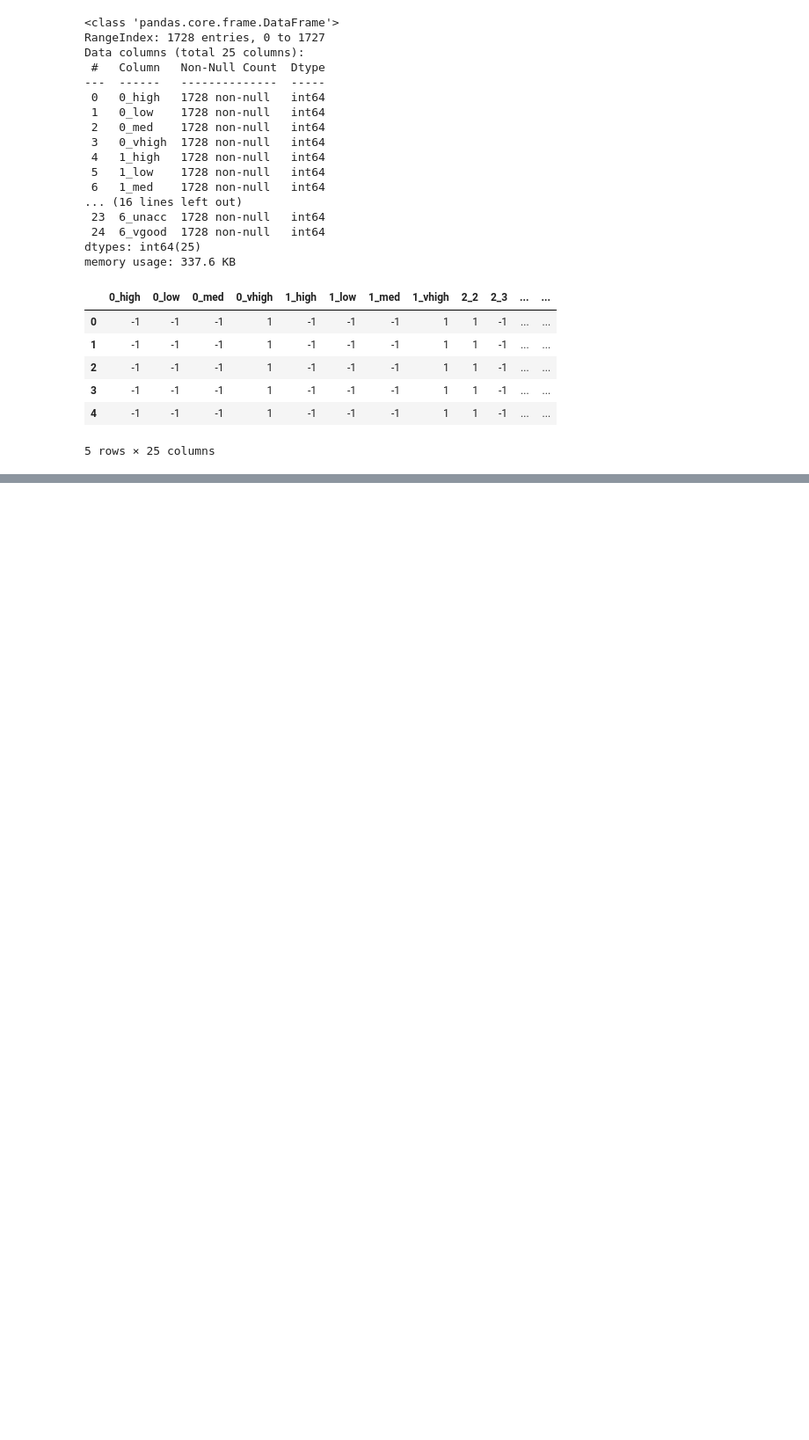
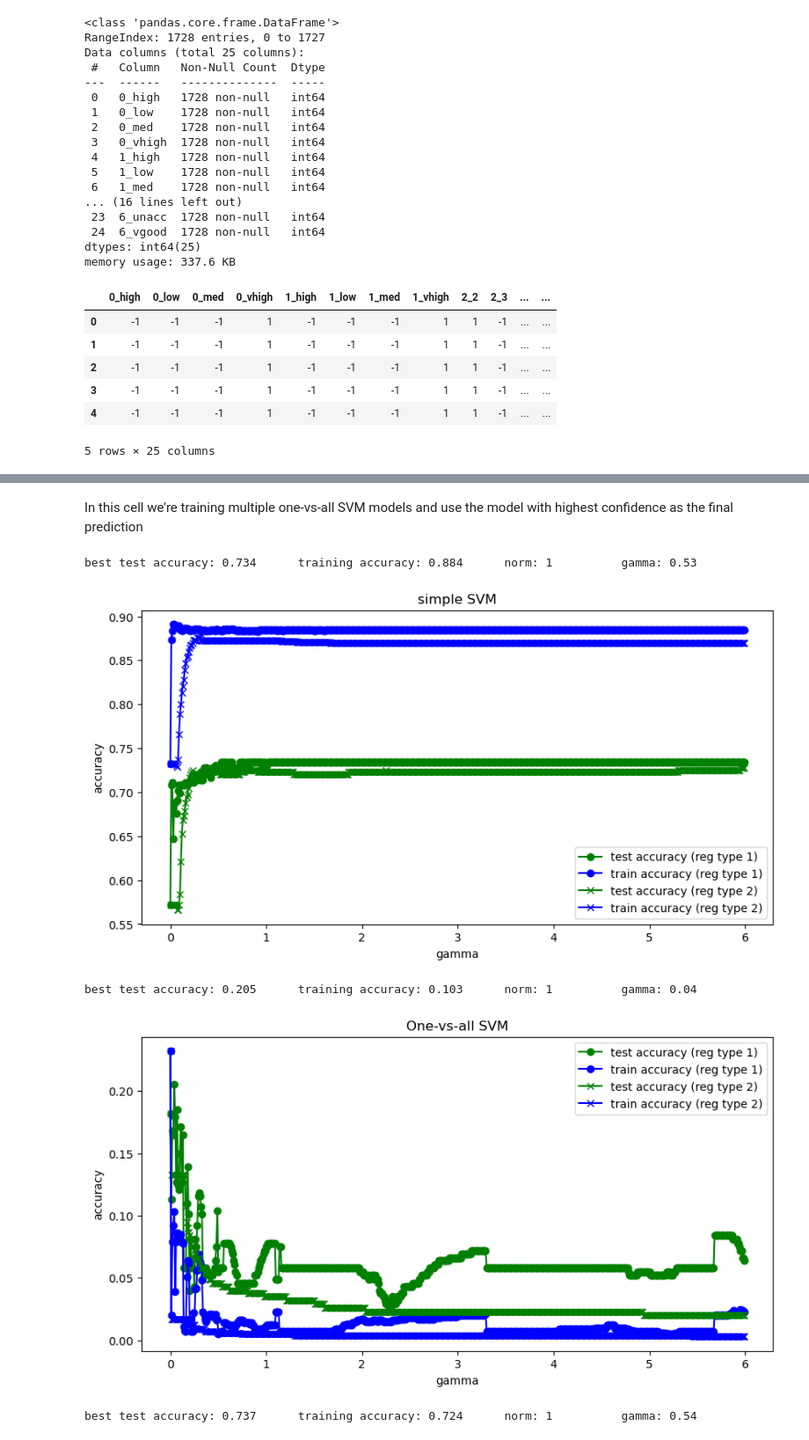
Before and after one commit to SoulMind01/Car-Evaluation-ML, a Jupyter notebook: Car_Evaluation_By_SVM.ipynb, the cells around one changed output, grey strips where cells are left out. Shown at 88% size. Cells and saved outputs as stored; diff of their text form; code cells hidden in the pictures; blank space fills up the shorter version.

```diff
--- a/Car_Evaluation_By_SVM.ipynb
+++ b/Car_Evaluation_By_SVM.ipynb
@@ -147,3 +285,26 @@ def train_linear_svm(X_train, y_train, X_test, y_test, gamma = 0.001, norm = 1):
     accuracy_test = round(accuracy_test, 3)
 
     return accuracy_train, accuracy_test
+
+def train_best_simple_svm(data_path = 'car+evaluation/car.data', gama_list = [0.001, 0.003, 0.01, 0.03, 0.1, 0.3, 1, 3, 10, 30]):
+    data = pd.read_csv(data_path, header=None)
+    data = pd.get_dummies(data)
+    # Change the false labels to -1 in last 4 columns
+    data.iloc[:,:] = data.iloc[:,:].replace({False: -1, True: 1})
+    train_ratio = 0.8
+    X_train = data.iloc[:int(train_ratio * data.shape[0]),:-4].values
+    y_train = data.iloc[:int(train_ratio * data.shape[0]),-4:].values
+    X_test = data.iloc[int(train_ratio * data.shape[0]):,:-4].values
+    y_test = data.iloc[int(train_ratio * data.shape[0]):,-4:].values
+    norms = [1, 2]
+    history = []
+    for norm in norms:
+        for gamma in gamma_list:
+            accuracy_train, accuracy_test = train_linear_svm(X_train = X_train, y_train = y_train, X_test = X_test, y_test = y_test, gamma = gamma, norm = norm)
+            history.append([norm, gamma, accuracy_train, accuracy_test])
+    #for row in history:
+    #    print('norm: {}, gamma: {}, train accuracy: {}, test accuracy: {}'.format(row[0], row[1], row[2], row[3]))
+    # Find the best test accuracy row
+    best_row = history[np.argmax(np.array(history)[:,-1])]
+    print('best test accuracy: {:<10} training accuracy: {:<10} norm: {:<10} gamma: {:<10}'.format(best_row[3], best_row[2], best_row[0], best_row[1]))
+    plot_history(history, 'simple SVM')
@@ -173,5 +313,5 @@ def train_best_linear_svm(data_path = 'car+evaluation/car.data'):
 # %%
-def train_vote_svm(X_train, X_test, y_train, y_test, gamma, eta_norm):
+def train_ovo_svm(X_train, X_test, y_train, y_test, gamma, eta_norm):
     # Number of training examples
     m = X_train.shape[0]
     # Number of features
@@ -246,7 +386,7 @@ def train_vote_svm(X_train, X_test, y_train, y_test, gamma, eta_norm):
 
     return train_accuracy, test_accuracy
 
-def train_svm_with_parameters(data_path = 'car+evaluation/car.data'):
+def train_best_ovo_svm(data_path = 'car+evaluation/car.data', gamma_list = [0.001, 0.003, 0.01, 0.03, 0.1, 0.3, 1, 3, 10, 30]):
     data = pd.read_csv(data_path, header=None)
     # Change each string value to a unique integer
     for col in data.columns:
@@ -257,18 +397,17 @@ def train_svm_with_parameters(data_path = 'car+evaluation/car.data'):
 
     train_ratio = 0.8
     X_train, X_test, y_train, y_test = train_test_split(X, y, test_size=1-train_ratio)
-
-    gamma_list = [0.001, 0.003, 0.01, 0.03, 0.1, 0.3, 1, 3, 10, 30]
     eta_norms = [1, 2]
 
     history = []
 
     for gamma in gamma_list:
         for eta_norm in eta_norms:
-            train_accuracy, test_accuracy = train_vote_svm(X_train, X_test, y_train, y_test, gamma, eta_norm)
+            train_accuracy, test_accuracy = train_ovo_svm(X_train, X_test, y_train, y_test, gamma, eta_norm)
             history.append([eta_norm, gamma, train_accuracy, test_accuracy])
-    for row in history:
-        print('norm: {}, gamma: {}, train accuracy: {}, test accuracy: {}'.format(row[0], row[1], row[2], row[3]))
+    #for row in history:
+    #   print('norm: {}, gamma: {}, train accuracy: {}, test accuracy: {}'.format(row[0], row[1], row[2], row[3]))
     # Find the best test accuracy row
     best_row = history[np.argmax(np.array(history)[:,-1])]
     print('best test accuracy: {:<10} training accuracy: {:<10} norm: {:<10} gamma: {:<10}'.format(best_row[3], best_row[2], best_row[0], best_row[1]))
+    plot_history(history=history, title='One vs One SVM')
@@ -322,0 +414,2 @@ best test accuracy: 0.72       training accuracy: 0.726      norm: 1          ga
+# %% [markdown]
+In this cell we're training multiple one-vs-all SVM models and use the model with highest confidence as the final prediction
@@ -322,0 +472,13 @@ best test accuracy: 0.72       training accuracy: 0.726      norm: 1          ga
+# %%
+gamma_list = np.arange(0,6,0.01)
+train_best_simple_svm(gama_list=gamma_list)
+
+train_best_ova_svm(gamma_list=gamma_list)
+
+train_best_ovo_svm(gamma_list=gamma_list)
+# %% [output]
+best test accuracy: 0.734      training accuracy: 0.884      norm: 1          gamma: 0.53
+[figure, added]
+best test accuracy: 0.205      training accuracy: 0.103      norm: 1          gamma: 0.04
+[figure, added]
+best test accuracy: 0.737      training accuracy: 0.724      norm: 1          gamma: 0.54
```
Also changed, not shown: parts of 27 cells of this notebook.
